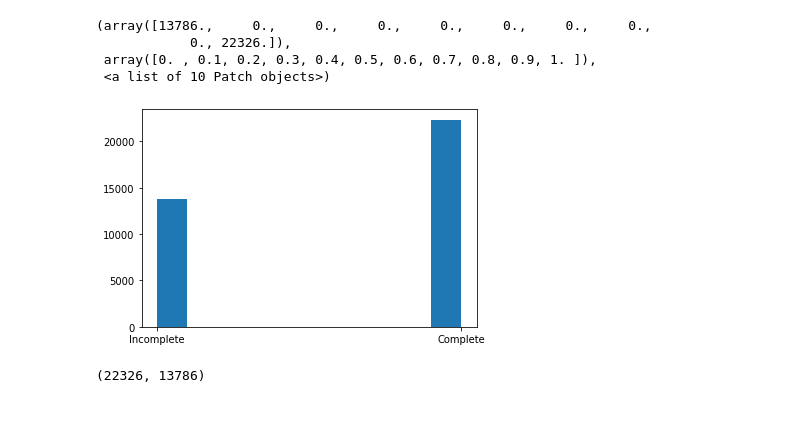
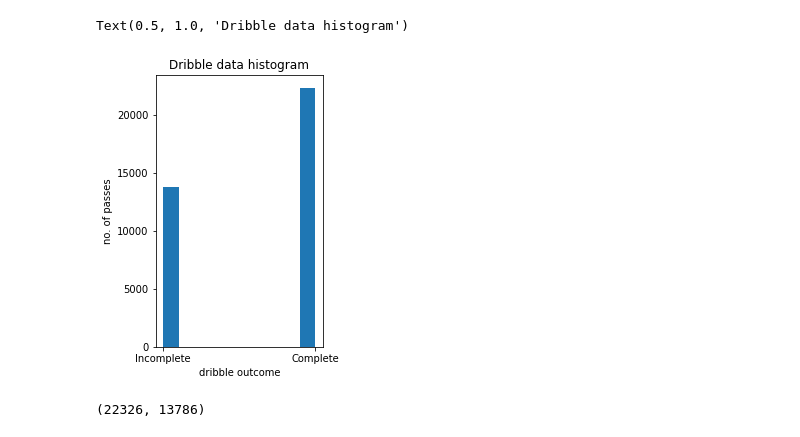
Before and after one commit to Dinesh-Adhithya-H/Machine-learning-in-Football, a Jupyter notebook: Dribble_Modelling.ipynb, the cells around one changed output. Cells and saved outputs as stored; diff of their text form; code cells hidden in the pictures.

```diff
--- a/Dribble_Modelling.ipynb
+++ b/Dribble_Modelling.ipynb
@@ -35,12 +37,13 @@ data
 36112 rows × 2 columns
-# %%
-plt.hist(data["dribble_outcome"])
-# %% [output]
-(array([13786.,     0.,     0.,     0.,     0.,     0.,     0.,     0.,
-            0., 22326.]),
- array([0. , 0.1, 0.2, 0.3, 0.4, 0.5, 0.6, 0.7, 0.8, 0.9, 1. ]),
- <a list of 10 Patch objects>)
-[figure, removed]
+# %%
+plt.figure(figsize=(3,5))
+plt.hist(data["dribble_outcome"])
+plt.xlabel("dribble outcome")
+plt.ylabel("no. of passes")
+plt.title("Dribble data histogram")
+# %% [output]
+Text(0.5, 1.0, 'Dribble data histogram')
+[figure, added]
 # %%
 len(data[data["dribble_outcome"]=="Complete"]),len(data[data["dribble_outcome"]=="Incomplete"])
 # %% [output]
```
Also changed, not shown: parts of 28 cells of this notebook.
